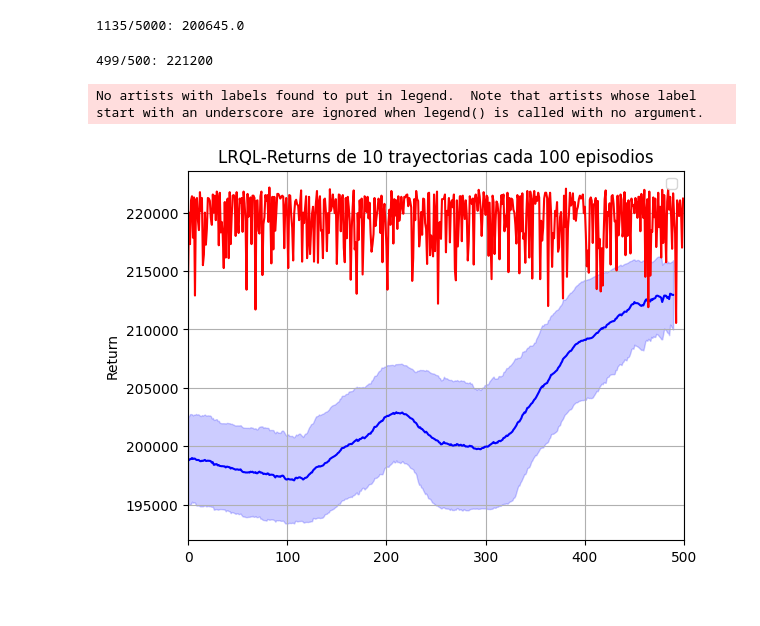
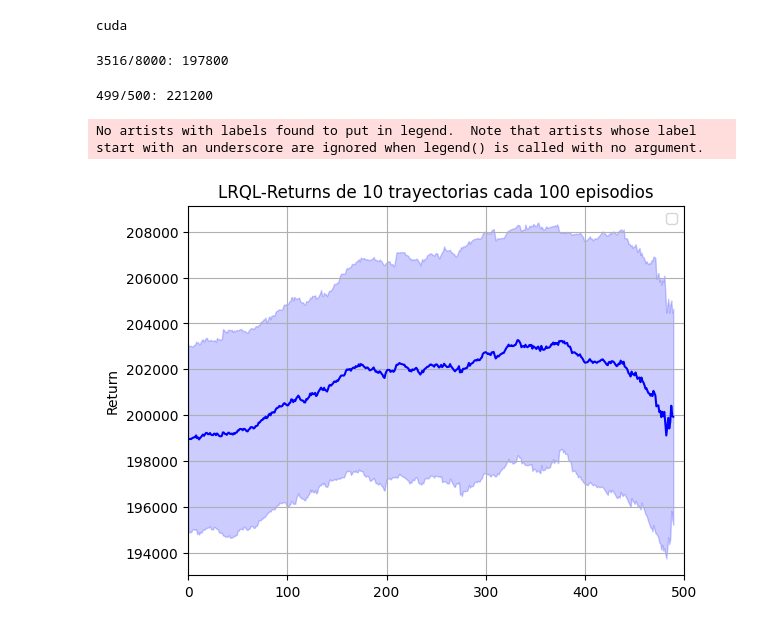
Before and after one commit to Oseluss/RMS, a Jupyter notebook: ARM-RED-PG-NN.ipynb, the cells around one changed output. Cells and saved outputs as stored; diff of their text form; code cells hidden in the pictures.

Commit message:
Añadida ejecución tanto en cpu y cuda menos TRPO con Tensores

```diff
--- a/ARM-RED-PG-NN.ipynb
+++ b/ARM-RED-PG-NN.ipynb
@@ -15,6 +15,11 @@ name_exp = "Exp7"
 Red_name = "hub1"
 Demand_Model = "Exp" #Puede ser EXP/MNL
 Qfun_model = "NN-PG" #Puede ser LR/NN
+# %%
+device = torch.device("cuda" if torch.cuda.is_available() else "cpu")
+print(device)
+# %% [output]
+cuda
 # %%
 env = env_hubs1(model="Exp", T=2000)
 M = 33
@@ -32,19 +37,19 @@ actor = models.PolicyNetwork(
     num_hiddens=[64, 64],
     num_outputs=[M,F],
     model="Softmax"
-).double()
+).double().to(device)
 
 critc = models.ValueNetwork(
     num_inputs=len(dims_state),
     num_hiddens=[64, 64],
     num_outputs=1,
-).double()
+).double().to(device)
 
 Trainer = train.Trainer("sgd", "sgd")
 
-re_agent = reinforce.ReinforceSoftmaxNN(actor, critc, gamma=.99, tau=.99, lr_actor= 1e-5)
-trpo_agent = trpo.TRPOSoftmaxNN(actor, critc, gamma=.999, tau=.999, delta=.01, cg_dampening=0.3, cg_tolerance=1e-10, cg_iteration=15)
-ppo_agent = ppo.PPOSoftmaxNN(actor, critc,gamma=.999, tau=.999, lr_actor=1e-5, epochs=500, eps_clip=0.2)
+re_agent = reinforce.ReinforceSoftmaxNN(actor, critc, gamma=.99, tau=.99, lr_actor= 1e-5,device=device)
+trpo_agent = trpo.TRPOSoftmaxNN(actor, critc, gamma=.999, tau=.999, delta=.01, cg_dampening=0.3, cg_tolerance=1e-10, cg_iteration=15,device=device)
+ppo_agent = ppo.PPOSoftmaxNN(actor, critc,gamma=.999, tau=.999, lr_actor=1e-5, epochs=500, eps_clip=0.01,device=device)
 # %%
 R_exp = []
 time_exp = []
@@ -52,22 +57,26 @@ qfun_exp = []
 pg_model = []
 
 PG_MODEL = "PPO"
+epochs=8000
+max_steps=2000
+update_freq=4000
+initial_offset=0
 
 if PG_MODEL == "Reinforce":
     start_time = time.time()
-    agent, totals,_ = Trainer.train(env, re_agent, epochs=5000, max_steps=2000, update_freq=8000, initial_offset=0)
+    agent, totals,_ = Trainer.train(env, re_agent, epochs, max_steps, update_freq, initial_offset)
     end_time = time.time()
     execution_time = end_time - start_time
 
 elif PG_MODEL == "TRPO":
     start_time = time.time()
-    agent, totals,_ = Trainer.train(env, trpo_agent, epochs=5000, max_steps=2000, update_freq=8000, initial_offset=0)
+    agent, totals,_ = Trainer.train(env, trpo_agent, epochs, max_steps, update_freq, initial_offset)
     end_time = time.time()
     execution_time = end_time - start_time
 
 elif PG_MODEL == "PPO":
     start_time = time.time()
-    agent, totals,_ = Trainer.train(env, ppo_agent, epochs=5000, max_steps=2000, update_freq=8000, initial_offset=0)
+    agent, totals,_ = Trainer.train(env, ppo_agent, epochs, max_steps, update_freq, initial_offset)
     end_time = time.time()
     execution_time = end_time - start_time
 
@@ -76,7 +85,7 @@ R_exp.append(totals)
 time_exp.append(execution_time)
 qfun_exp.append(agent)
 # %% [output]
-1135/5000: 200645.0
+3516/8000: 197800
 # %%
 import os
 # Asegurarse de que el directorio exista, si no existe, créalo
@@ -134,24 +143,24 @@ qfun_exp = exp["qfun_exp"]
 # %%
 from algorithms.utils import generate_random_colors
 
 colors = generate_random_colors(1)
 totals = R_exp[0]
 Rs = np.array(totals).ravel()
 
 mean = np.array([np.mean(Rs[i:i+100]) for i in range(len(Rs) - 10)])
 std = np.array([np.std(Rs[i:i+100]) for i in range(len(Rs) - 10)])
 time = np.arange(mean.size)
 plt.plot(mean,color='b')
-plt.plot(Rsim, color = 'r')
+#plt.plot(Rsim, color = 'r')
 plt.fill_between(time, mean - std, mean + std, color='b', alpha=0.2)
 
 plt.xlim(0, len(Rs))
 plt.grid()
 plt.ylabel("Return")
 plt.legend()
 plt.title("LRQL-Returns de 10 trayectorias cada 100 episodios")
 
 plt.savefig("results/"+ name_exp +"/Returns_" +Demand_Model + "_" + Qfun_model +"_" + Red_name +".png")
 # %% [output]
 No artists with labels found to put in legend.  Note that artists whose label start with an underscore are ignored when legend() is called with no argument.
-[figure, old version]
+[figure, new version]
```
Also changed, not shown: 8 other files.
